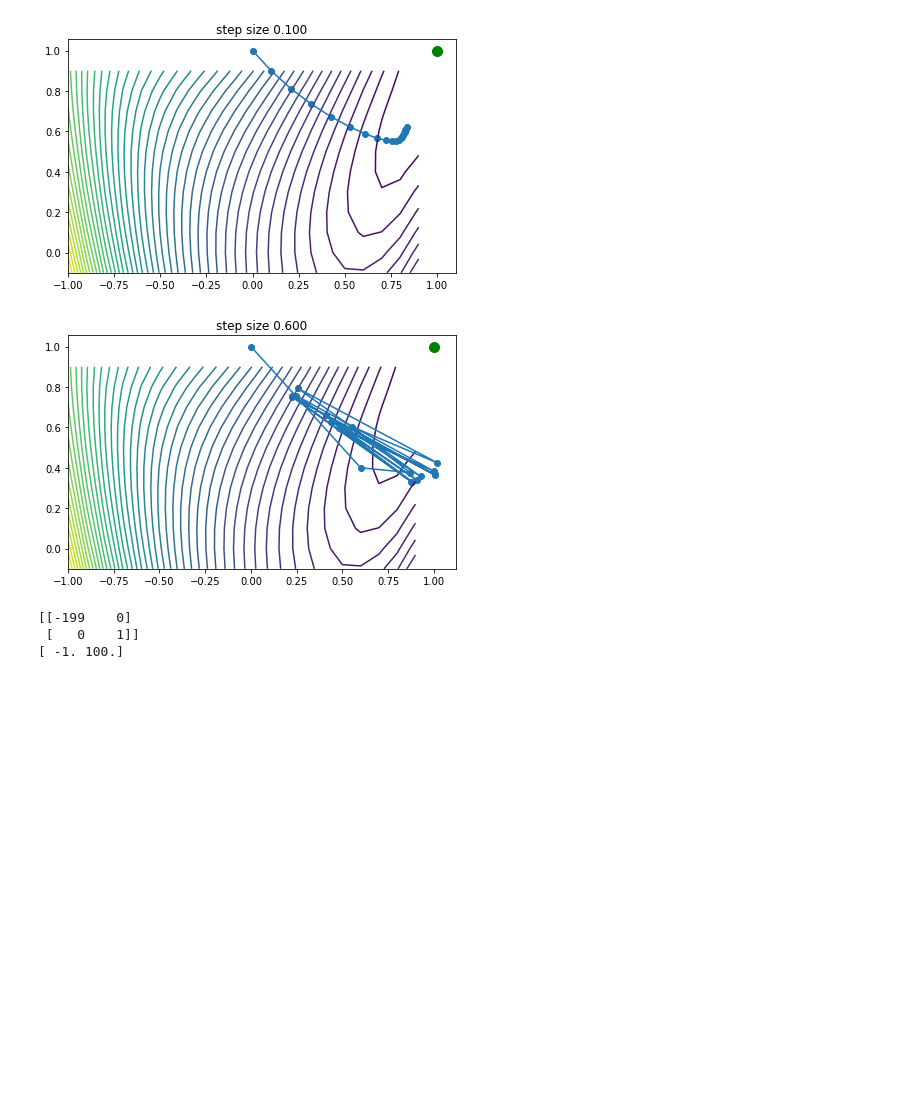
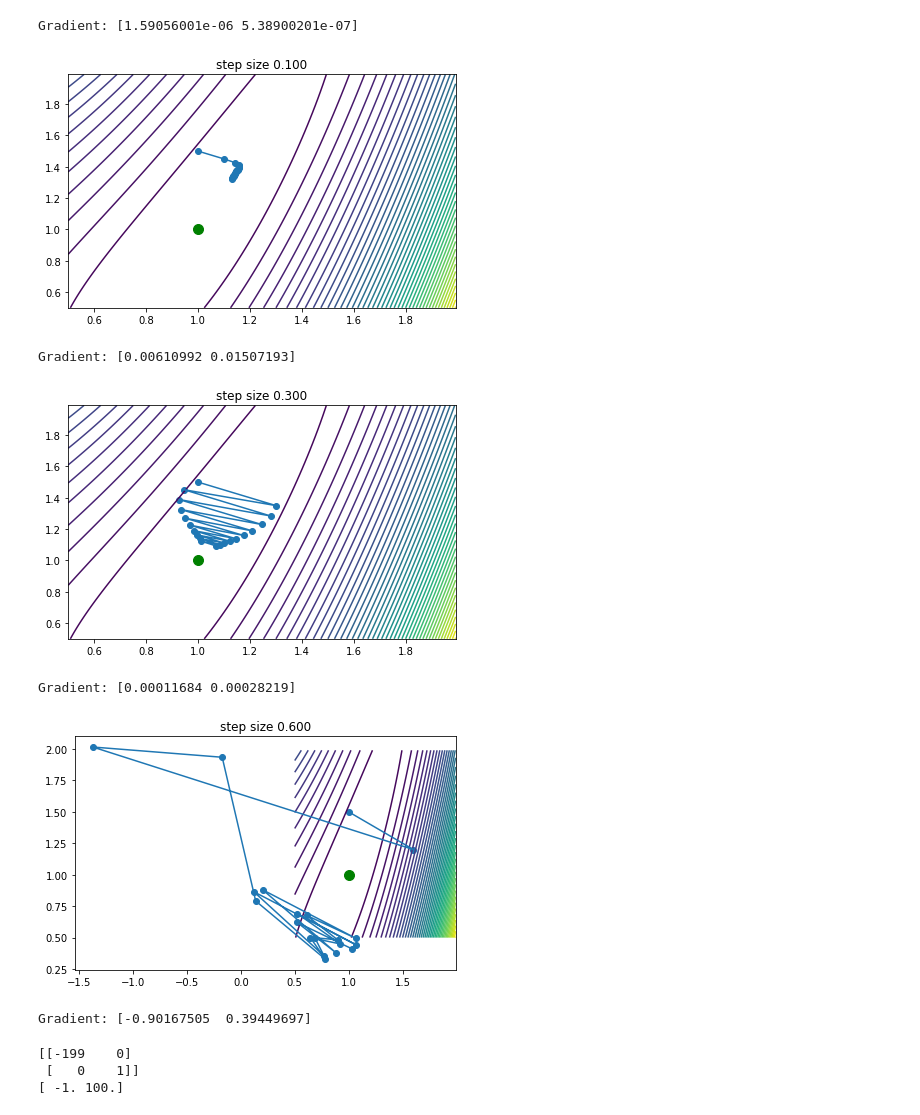
Before and after one commit to jakubglinka/pyprobml, a Jupyter notebook: notebooks/book1/08/steepestDescentDemo.ipynb, the cells around one changed output. Saved outputs shown, nothing was run; the diff lists cells and outputs as text; code cells hidden in the pictures; blank space fills up the shorter version.

```diff
--- a/notebooks/book1/08/steepestDescentDemo.ipynb
+++ b/notebooks/book1/08/steepestDescentDemo.ipynb
@@ -79,16 +79,16 @@ def gradient_descent(x0, f, f_prime, hessian, stepsize=None):
 
 
 def main():
-    x1 = np.arange(-1, 1, 0.1)
-    x2 = np.arange(-0.1, 1, 0.1)
+    x1 = np.arange(0.5, 2.0, 0.01)
+    x2 = np.arange(0.5, 2.0, 0.01)
     x = np.meshgrid(x1, x2)
     z = aoki_vectorized(np.array(x))
 
-    step_sizes = [None, 0.1, 0.6]
+    step_sizes = [None, 0.1, 0.3, 0.6]
     for i, step in enumerate(step_sizes):
         plt.contour(x1, x2, z, 50)
         plt.plot(1, 1, "go", markersize=10)
-        x0 = np.array((0.0, 1.0))
+        x0 = np.array((1.0, 1.5))
         if step == None:
             xs, ys, fs = gradient_descent(x0, aoki, aoki_gd, hessian=aoki_hess, stepsize=None)
             ttl = "exact line search"
@@ -104,6 +104,7 @@ def main():
         plt.tight_layout()
         # plt.savefig(f"figures/{fname}.pdf", dpi=300)
         plt.show()
+        print("Gradient:", aoki_gd([xs[-1],ys[-1]]))
 
 
 if __name__ == "__main__":
@@ -113,5 +114,10 @@ if __name__ == "__main__":
+Gradient: [1.59056001e-06 5.38900201e-07]
-[figure, old version]
+[figure, new version]
+Gradient: [0.00610992 0.01507193]
-[figure, old version]
+[figure, new version]
+Gradient: [0.00011684 0.00028219]
+[figure, added]
+Gradient: [-0.90167505  0.39449697]
 # %%
 print(aoki_hess([0.0, 100.0]))
 print(aoki_gd([0.0, 100.0]))
```
Also changed, not shown: parts of 3 cells of this notebook.
